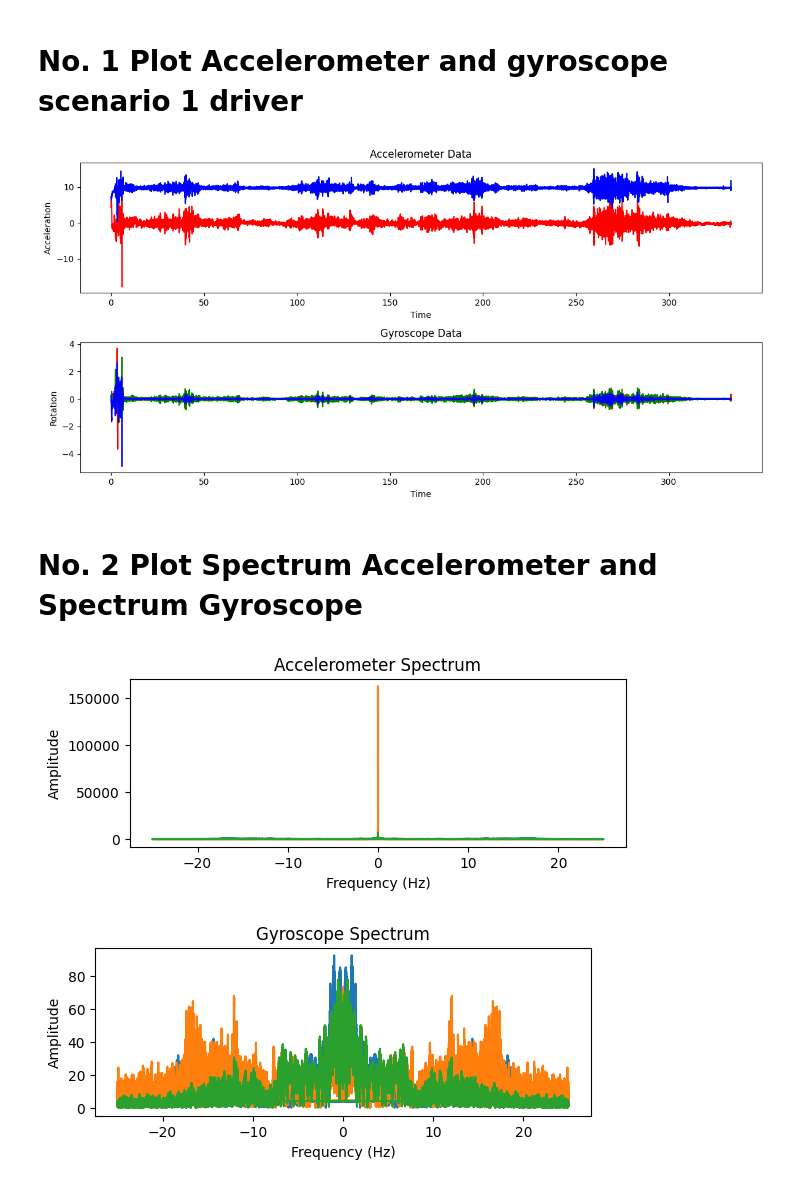
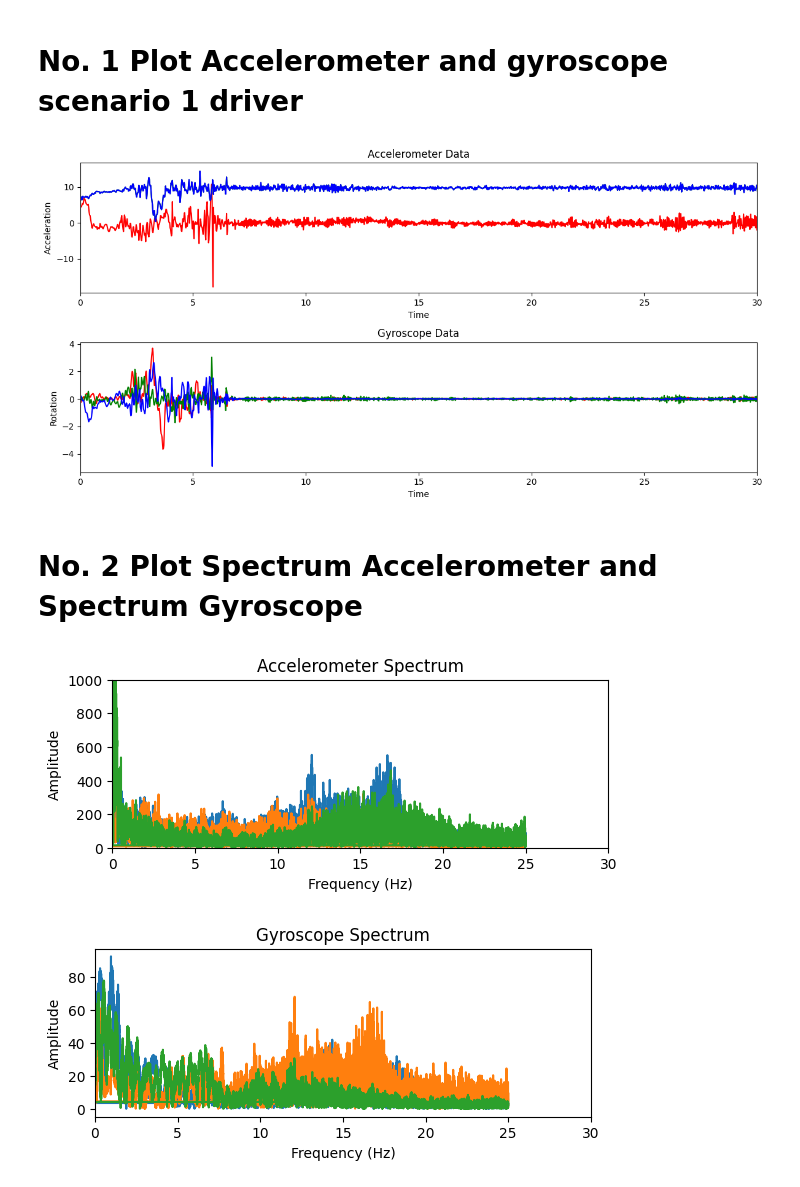
Before and after one commit to DrdmRandom/IOT, a Jupyter notebook: scenario 2 (Dashboard).ipynb, the cells around one changed output. Drawn from its saved outputs; the diff is of its cells as text; code cells hidden in the pictures.

```diff
--- a/scenario 2 (Dashboard).ipynb
+++ b/scenario 2 (Dashboard).ipynb
@@ -70,6 +70,7 @@ plt.plot(df_accelerometer['Time (s)'], acc_y, label='Z-axis', color='b')
 plt.title('Accelerometer Data')
 plt.xlabel('Time')
 plt.ylabel('Acceleration')
+plt.xlim([0, 30])
 
 # Plot Gyroscope data (assuming columns for x, y, z axes are available)
 plt.subplot(2, 1, 2)
@@ -79,12 +80,13 @@ plt.plot(df_gyroscope['Time (s)'], gyr_z, label='Z-axis', color='b')
 plt.title('Gyroscope Data')
 plt.xlabel('Time')
 plt.ylabel('Rotation')
+plt.xlim([0, 30])
 
 # Show the plots
 plt.tight_layout()
 plt.show()
 # %% [output]
-[figure, old version]
+[figure, new version]
 # %% [markdown]
 # **No. 2 Plot Spectrum Accelerometer and Spectrum Gyroscope**
 # %%
@@ -106,23 +108,26 @@ gyr_z_freq, gyr_z_spectrum = compute_fft(gyr_z)
 # %%
 #subplot 1: accelerometer spectrum
 plt.subplot(2, 1, 1)
 plt.plot(acc_x_freq, acc_x_spectrum, label='acc_x')
 plt.plot(acc_y_freq, acc_y_spectrum, label='acc_y')
 plt.plot(acc_z_freq, acc_z_spectrum, label='acc_z')
 plt.title('Accelerometer Spectrum')
 plt.xlabel('Frequency (Hz)')
 plt.ylabel('Amplitude')
+plt.xlim([0, 30])  # Limit x-axis to 30 seconds
+plt.ylim([0, 1000])  # Adjust y-axis range to zoom in on the amplitude
 plt.show()
 
 #subplot 2: gyroscope spectrum
 plt.subplot(2, 1, 1)
 plt.plot(gyr_x_freq, gyr_x_spectrum, label='gyr_x')
 plt.plot(gyr_y_freq, gyr_y_spectrum, label='gyr_y')
 plt.plot(gyr_z_freq, gyr_z_spectrum, label='gyr_z')
 plt.title('Gyroscope Spectrum')
 plt.xlabel('Frequency (Hz)')
 plt.ylabel('Amplitude')
+plt.xlim([0, 30])
 plt.show()
 # %% [output]
-[figure, old version]
+[figure, new version]
-[figure, old version]
+[figure, new version]
```
